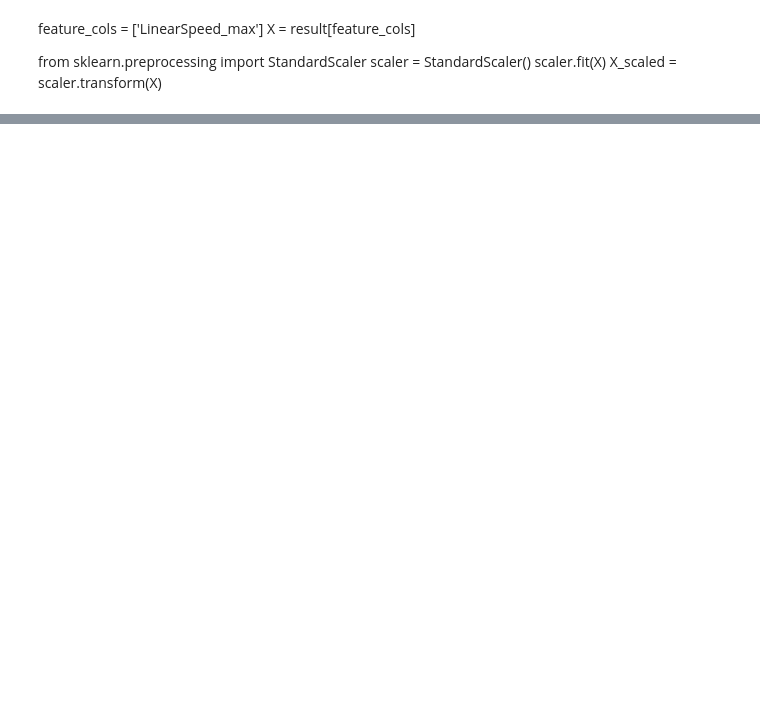
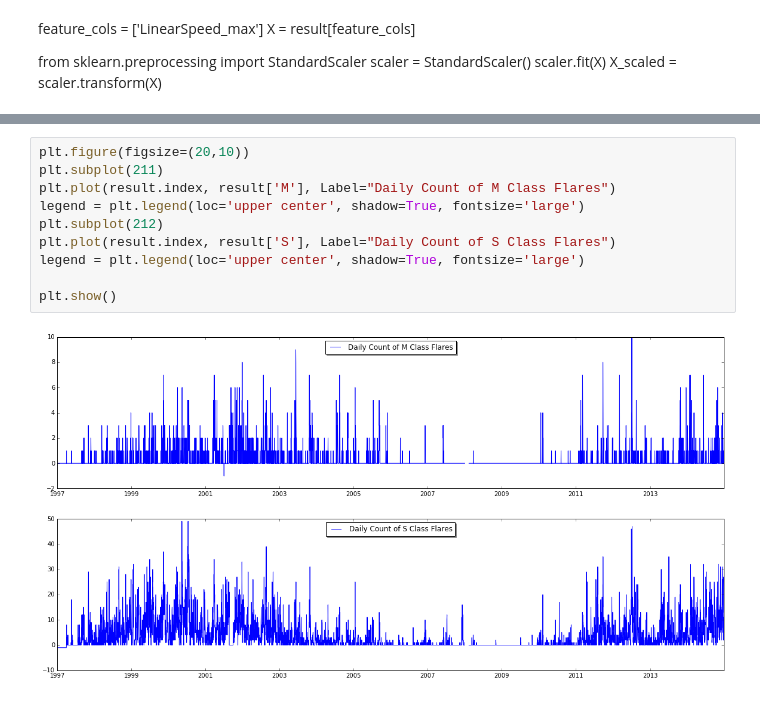
Before and after one commit to wayneheller/GA-Student-Project, a Jupyter notebook: ipythonscripts/Intial_Analysis_Cp_and_CME.ipynb, the cells around one changed output, grey strips where cells are left out. Saved outputs shown, nothing was run; the diff lists cells and outputs as text; blank space fills up the shorter version.

```diff
--- a/ipythonscripts/Intial_Analysis_Cp_and_CME.ipynb
+++ b/ipythonscripts/Intial_Analysis_Cp_and_CME.ipynb
@@ -174,0 +253,12 @@ X_scaled = scaler.transform(X)
+# %%
+plt.figure(figsize=(20,10))
+plt.subplot(211)
+plt.plot(result.index, result['M'], Label="Daily Count of M Class Flares")
+legend = plt.legend(loc='upper center', shadow=True, fontsize='large')
+plt.subplot(212)
+plt.plot(result.index, result['S'], Label="Daily Count of S Class Flares")
+legend = plt.legend(loc='upper center', shadow=True, fontsize='large')
+
+plt.show()
+# %% [output]
+[figure, added]
```
Also changed, not shown: parts of 48 cells of this notebook, 34 other files.
